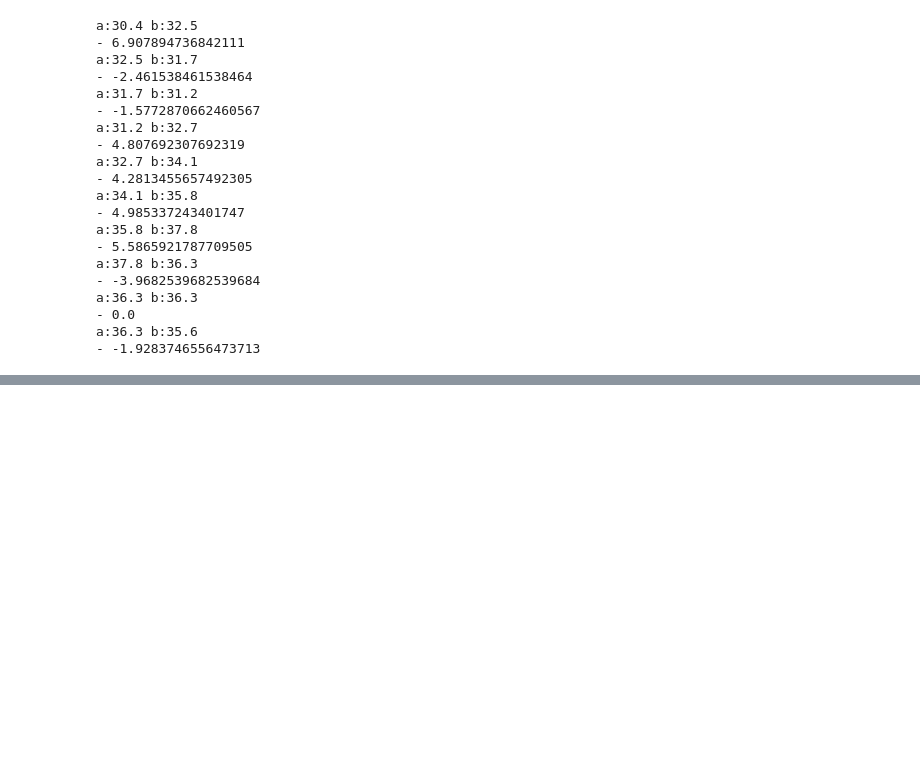
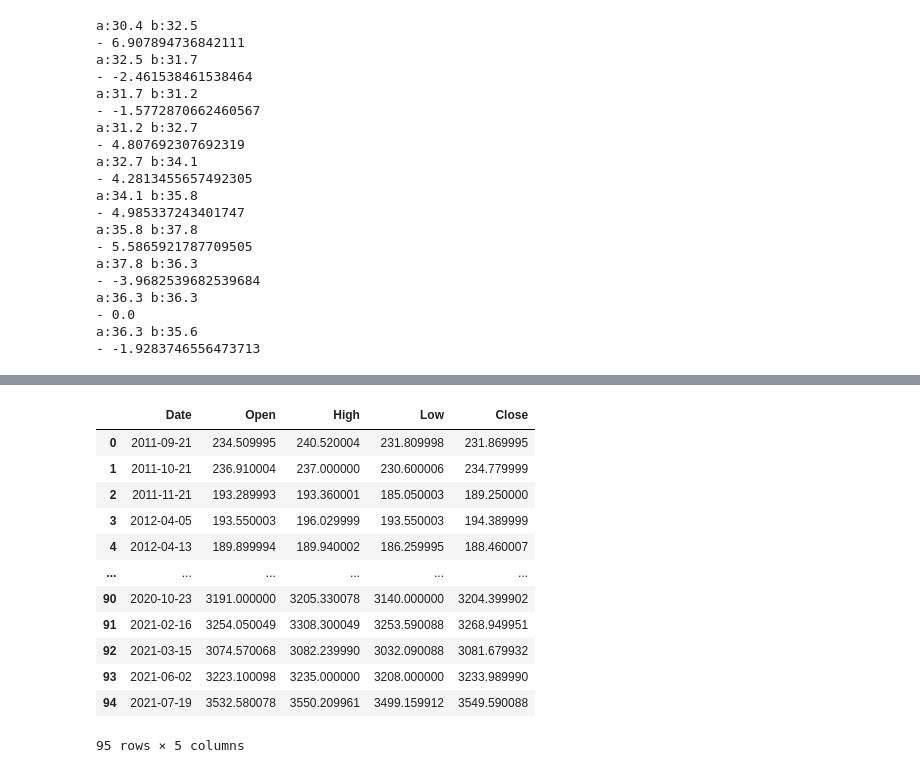
Before and after one commit to evans123456/cloudwithfinance, a Jupyter notebook: Untitled.ipynb, the cells around one changed output, grey strips where cells are left out. Saved outputs shown, nothing was run; the diff lists cells and outputs as text; code cells hidden in the pictures; blank space fills up the shorter version.

```diff
--- a/Untitled.ipynb
+++ b/Untitled.ipynb
@@ -289,0 +268,17 @@ len(data)
+# %%
+stuff = pd.DataFrame(stuff, columns=['Date', 'Open', 'High', 'Low', 'Close'])
+stuff
+# %% [output]
+|  | Date | Open | High | Low | Close |
+| 0 | 2011-09-21 | 234.509995 | 240.520004 | 231.809998 | 231.869995 |
+| 1 | 2011-10-21 | 236.910004 | 237.000000 | 230.600006 | 234.779999 |
+| 2 | 2011-11-21 | 193.289993 | 193.360001 | 185.050003 | 189.250000 |
+| 3 | 2012-04-05 | 193.550003 | 196.029999 | 193.550003 | 194.389999 |
+| 4 | 2012-04-13 | 189.899994 | 189.940002 | 186.259995 | 188.460007 |
+| ... | ... | ... | ... | ... | ... |
+| 90 | 2020-10-23 | 3191.000000 | 3205.330078 | 3140.000000 | 3204.399902 |
+| 91 | 2021-02-16 | 3254.050049 | 3308.300049 | 3253.590088 | 3268.949951 |
+| 92 | 2021-03-15 | 3074.570068 | 3082.239990 | 3032.090088 | 3081.679932 |
+| 93 | 2021-06-02 | 3223.100098 | 3235.000000 | 3208.000000 | 3233.989990 |
+| 94 | 2021-07-19 | 3532.580078 | 3550.209961 | 3499.159912 | 3549.590088 |
+95 rows × 5 columns
```
Also changed, not shown: parts of 36 cells of this notebook, 3 other files.
